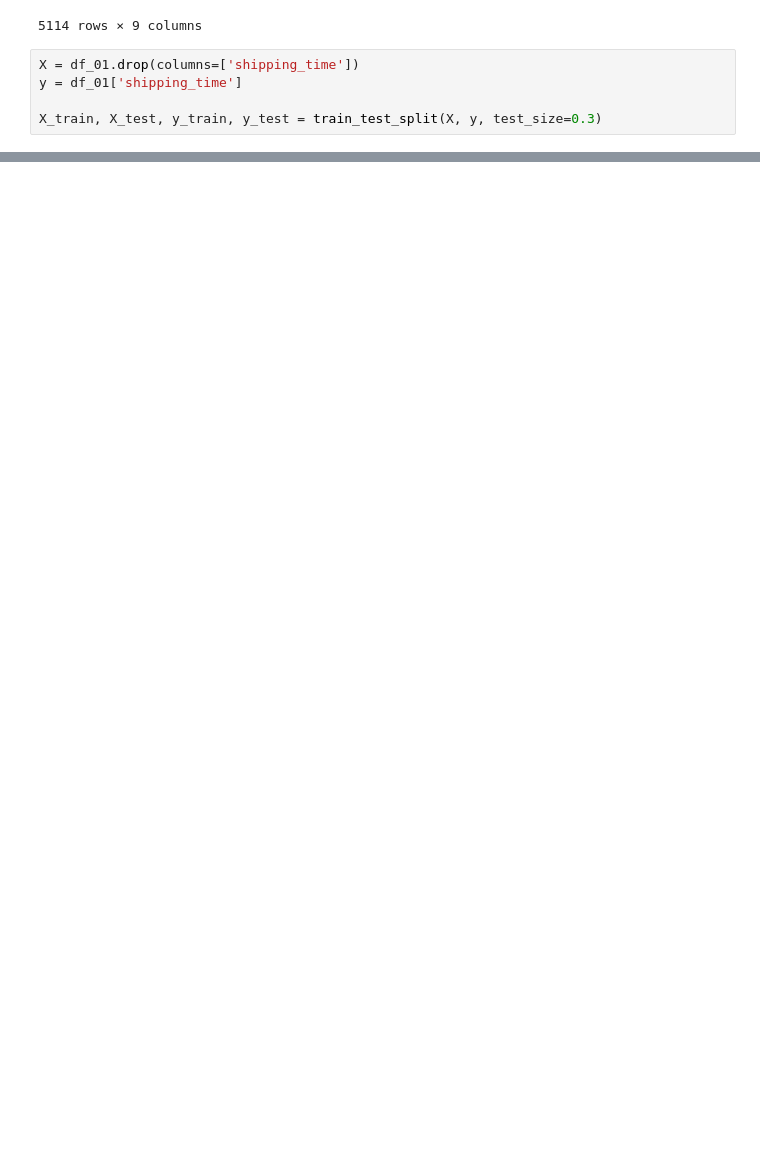
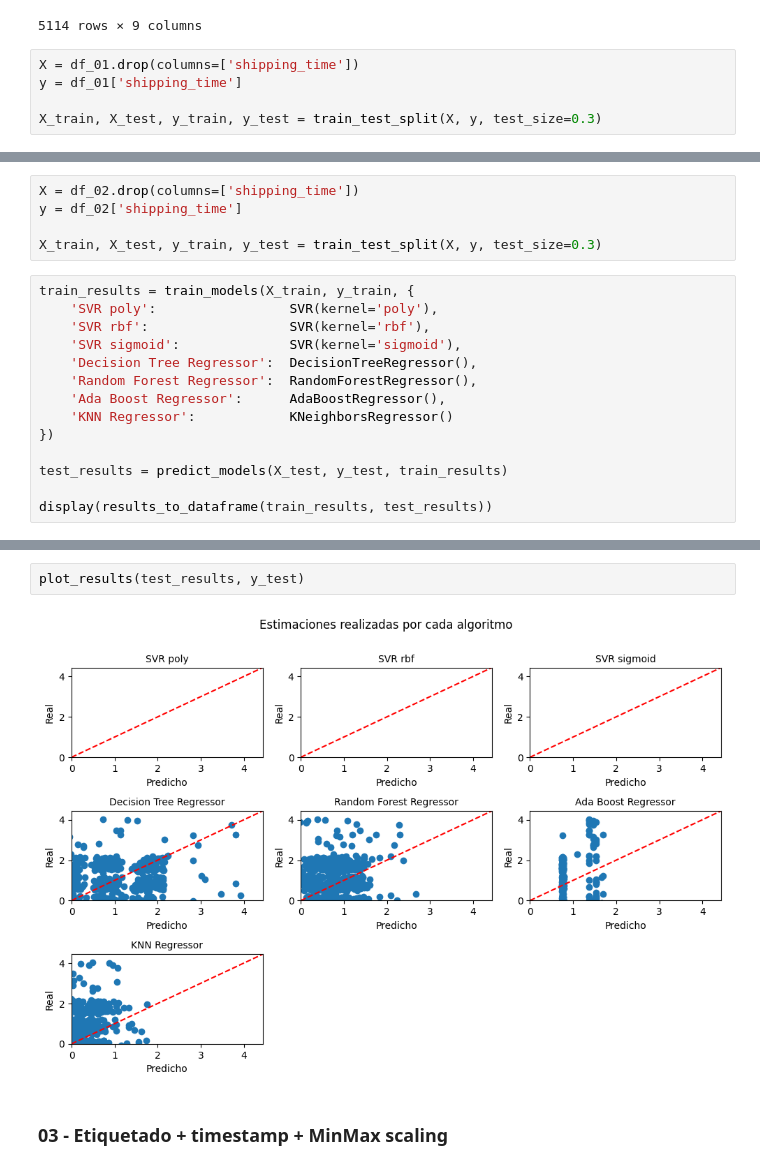
Before and after one commit to alu0101351773/TAAD_practicas, a Jupyter notebook: src/regression.ipynb, the cells around one changed output, grey strips where cells are left out. Drawn from its saved outputs; the diff is of its cells as text; blank space fills up the shorter version.

```diff
--- a/src/regression.ipynb
+++ b/src/regression.ipynb
@@ -237,0 +291,19 @@ plot_results(test_results, y_test)
+# %%
+X = df_02.drop(columns=['shipping_time'])
+y = df_02['shipping_time']
+
+X_train, X_test, y_train, y_test = train_test_split(X, y, test_size=0.3)
+# %%
+train_results = train_models(X_train, y_train, {
+    'SVR poly':                 SVR(kernel='poly'),
+    'SVR rbf':                  SVR(kernel='rbf'),
+    'SVR sigmoid':              SVR(kernel='sigmoid'),
+    'Decision Tree Regressor':  DecisionTreeRegressor(),
+    'Random Forest Regressor':  RandomForestRegressor(),
+    'Ada Boost Regressor':      AdaBoostRegressor(),
+    'KNN Regressor':            KNeighborsRegressor()
+})
+
+test_results = predict_models(X_test, y_test, train_results)
+
+display(results_to_dataframe(train_results, test_results))
@@ -237,0 +319,6 @@ plot_results(test_results, y_test)
+# %%
+plot_results(test_results, y_test)
+# %% [output]
+[figure, added]
+# %% [markdown]
+### 03 - Etiquetado + timestamp + MinMax scaling
```
Also changed, not shown: parts of 42 cells of this notebook.
